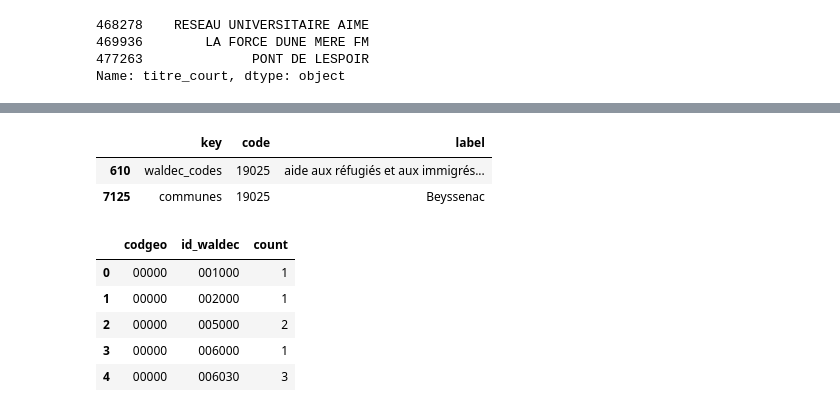
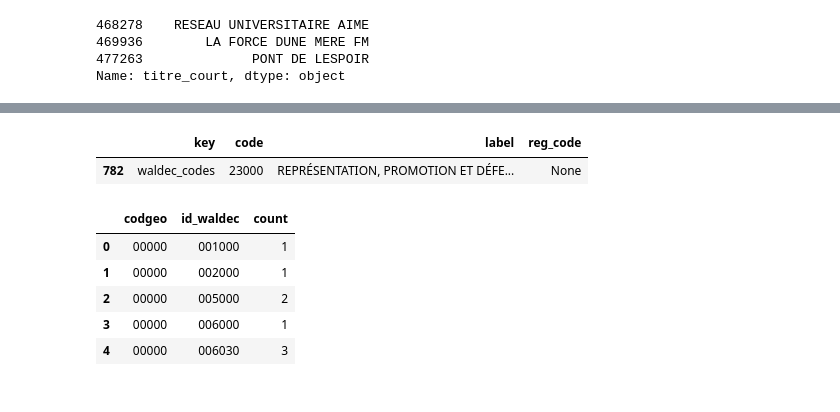
Before and after one commit to jbesan/13_odis_stream2, a Jupyter notebook: notebooks/odis_check_data.ipynb, the cells around one changed output, grey strips where cells are left out. Drawn from its saved outputs; the diff is of its cells as text; code cells hidden in the pictures.

```diff
--- a/notebooks/odis_check_data.ipynb
+++ b/notebooks/odis_check_data.ipynb
@@ -134,11 +180,10 @@ asso_refug[asso_refug['titre'].str.contains('SINGA')]
 | 475225 | W332031571 | 33063 | SINGA BORDEAUX | A | 020000 | favoriser lemergence despaces et ... | ASSOCIATIONS CARITATIVES, HUMANIT... |
 | 1533551 | W381020064 | 38185 | SINGA GRENOBLE | A | 020000 | favoriser lemergence despaces et ... | ASSOCIATIONS CARITATIVES, HUMANIT... |
 # %%
-odis_referentiels[(odis_referentiels.code=='19025')].head(100)
+odis_referentiels[(odis_referentiels.code=='23000')].head(100)
 # %% [output]
-|  | key | code | label |
-| 610 | waldec_codes | 19025 | aide aux réfugiés et aux immigrés... |
-| 7125 | communes | 19025 | Beyssenac |
+|  | key | code | label | reg_code |
+| 782 | waldec_codes | 23000 | REPRÉSENTATION, PROMOTION ET DÉFE... | None |
 # %%
 odis_associations_agg.head()
 # %% [output]
```
Also changed, not shown: parts of 13 cells of this notebook, 10 other files.
